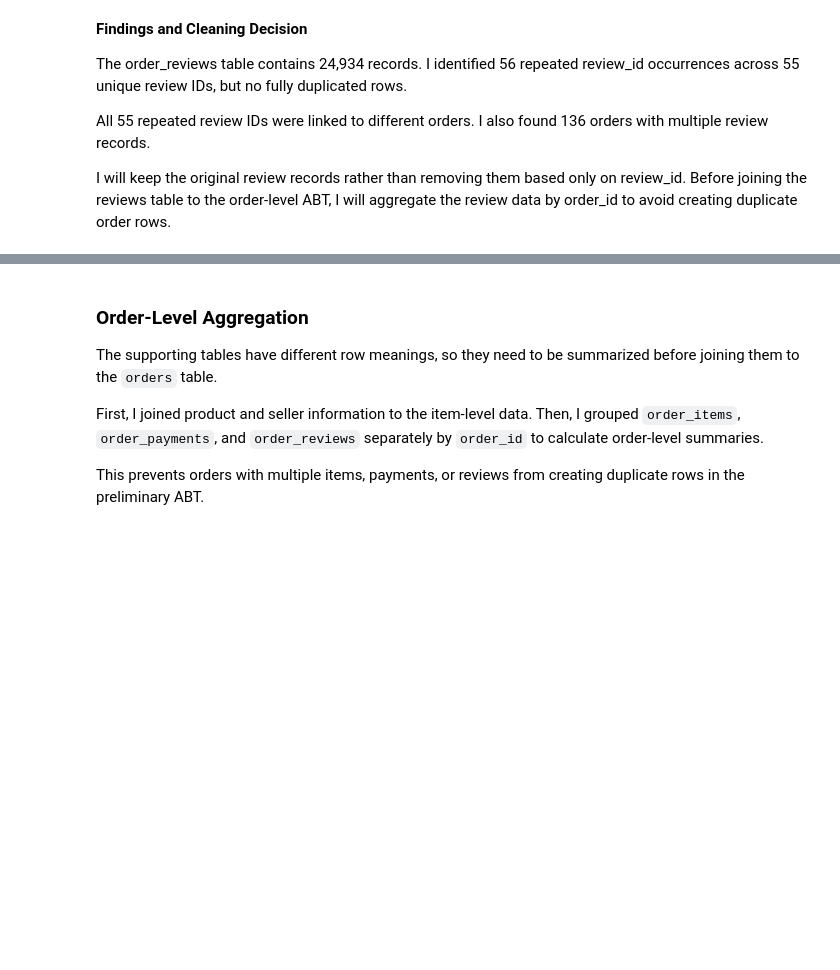
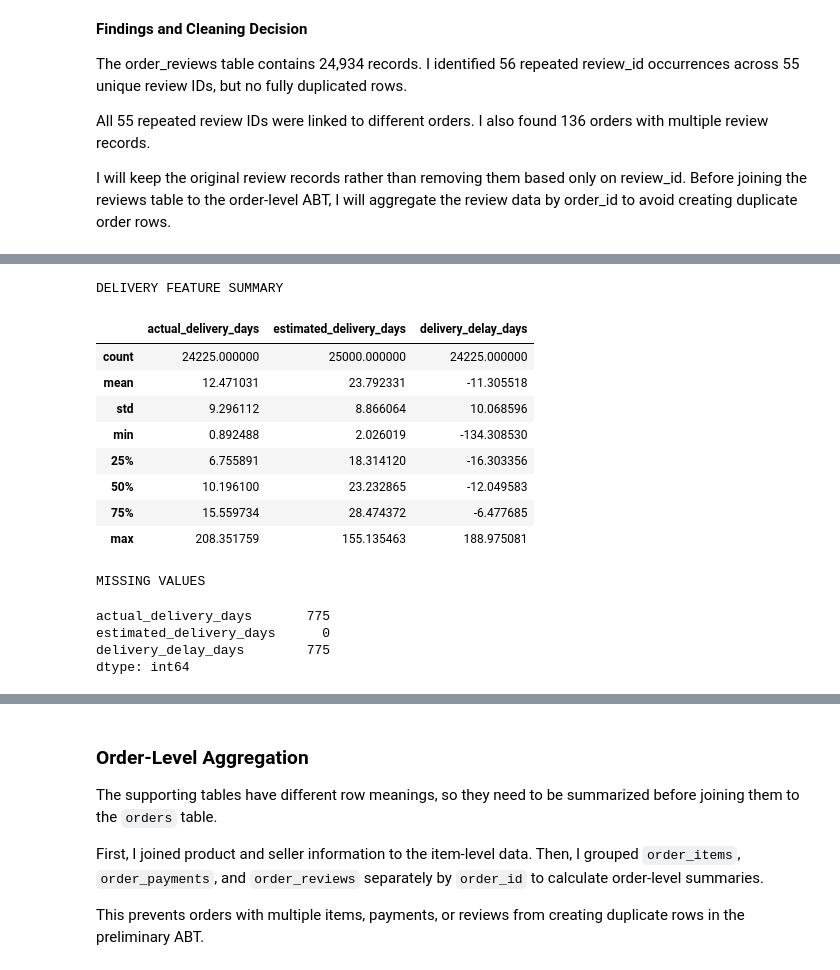
Before and after one commit to Jade-Jung/ban6003-project-option-2-hyejung-jung, a Jupyter notebook: notebooks/olist_project_starter.ipynb, the cells around one changed output, grey strips where cells are left out. Drawn from its saved outputs; the diff is of its cells as text; code cells hidden in the pictures; blank space fills up the shorter version.

```diff
--- a/notebooks/olist_project_starter.ipynb
+++ b/notebooks/olist_project_starter.ipynb
@@ -2098,0 +2274,78 @@ I will keep the original review records rather than removing them based only on
+# %%
+# Step 3: Delivery-Related Feature Engineering
+
+# Ensure date columns use datetime format
+date_columns = [
+    "order_purchase_timestamp",
+    "order_delivered_customer_date",
+    "order_estimated_delivery_date"
+]
+
+for col in date_columns:
+    orders_clean[col] = pd.to_datetime(
+        orders_clean[col], errors="coerce"
+    )
+
+# 1. Actual delivery duration (days)
+orders_clean["actual_delivery_days"] = (
+    orders_clean["order_delivered_customer_date"]
+    - orders_clean["order_purchase_timestamp"]
+).dt.total_seconds() / 86400
+
+# 2. Estimated delivery window (days)
+orders_clean["estimated_delivery_days"] = (
+    orders_clean["order_estimated_delivery_date"]
+    - orders_clean["order_purchase_timestamp"]
+).dt.total_seconds() / 86400
+
+# 3. Delivery delay (days)
+orders_clean["delivery_delay_days"] = (
+    orders_clean["order_delivered_customer_date"]
+    - orders_clean["order_estimated_delivery_date"]
+).dt.total_seconds() / 86400
+
+# 4. Inspect new variables
+print("DELIVERY FEATURE SUMMARY")
+display(
+    orders_clean[
+        [
+            "actual_delivery_days",
+            "estimated_delivery_days",
+            "delivery_delay_days"
+        ]
+    ].describe()
+)
+
+print("\nMISSING VALUES")
+display(
+    orders_clean[
+        [
+            "actual_delivery_days",
+            "estimated_delivery_days",
+            "delivery_delay_days"
+        ]
+    ].isna().sum()
+)
+
+print("\nNEGATIVE DURATION CHECK")
+for col in [
+    "actual_delivery_days",
+    "estimated_delivery_days"
+]:
+    print(col, ":", (orders_clean[col] < 0).sum())
+# %% [output]
+DELIVERY FEATURE SUMMARY
+|  | actual_delivery_days | estimated_delivery_days | delivery_delay_days |
+| count | 24225.000000 | 25000.000000 | 24225.000000 |
+| mean | 12.471031 | 23.792331 | -11.305518 |
+| std | 9.296112 | 8.866064 | 10.068596 |
+| min | 0.892488 | 2.026019 | -134.308530 |
+| 25% | 6.755891 | 18.314120 | -16.303356 |
+| 50% | 10.196100 | 23.232865 | -12.049583 |
+| 75% | 15.559734 | 28.474372 | -6.477685 |
+| max | 208.351759 | 155.135463 | 188.975081 |
+MISSING VALUES
+actual_delivery_days       775
+estimated_delivery_days      0
+delivery_delay_days        775
+dtype: int64
```
Also changed, not shown: parts of 29 cells of this notebook.
